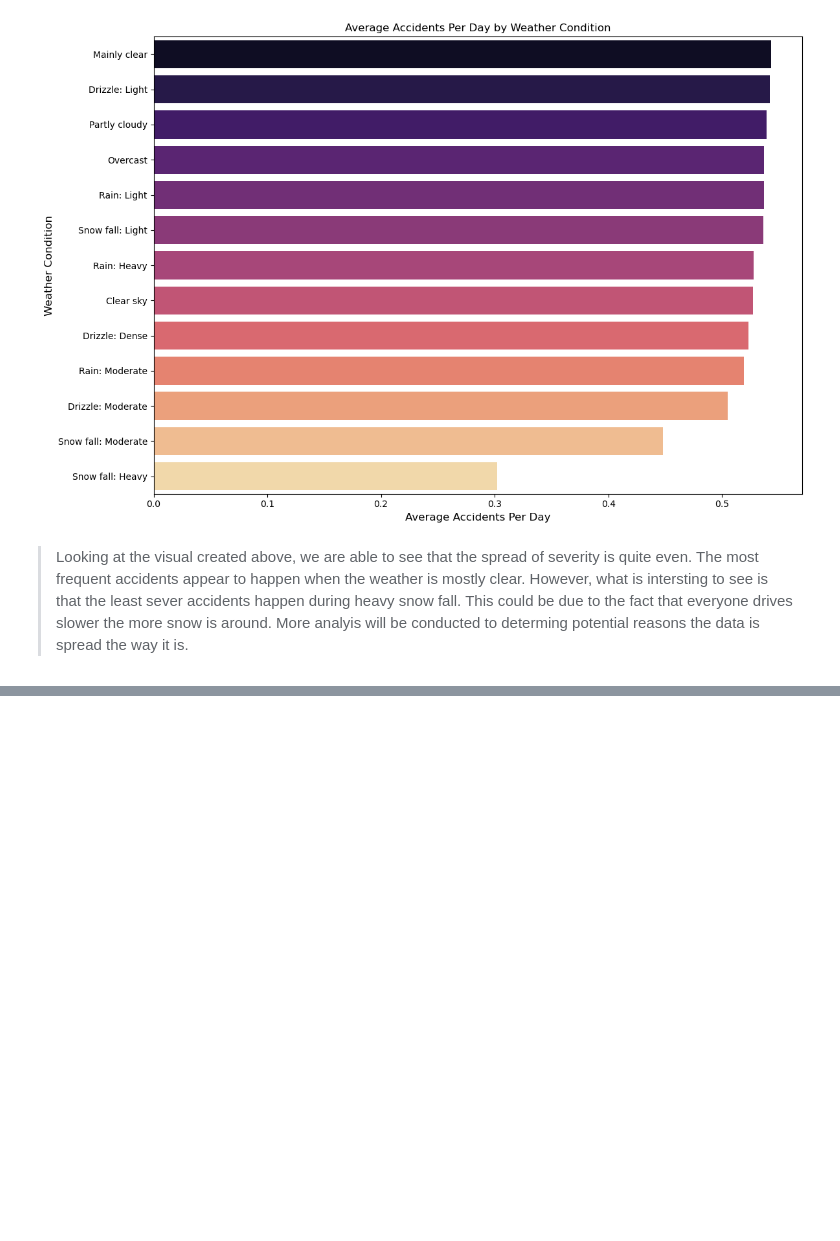
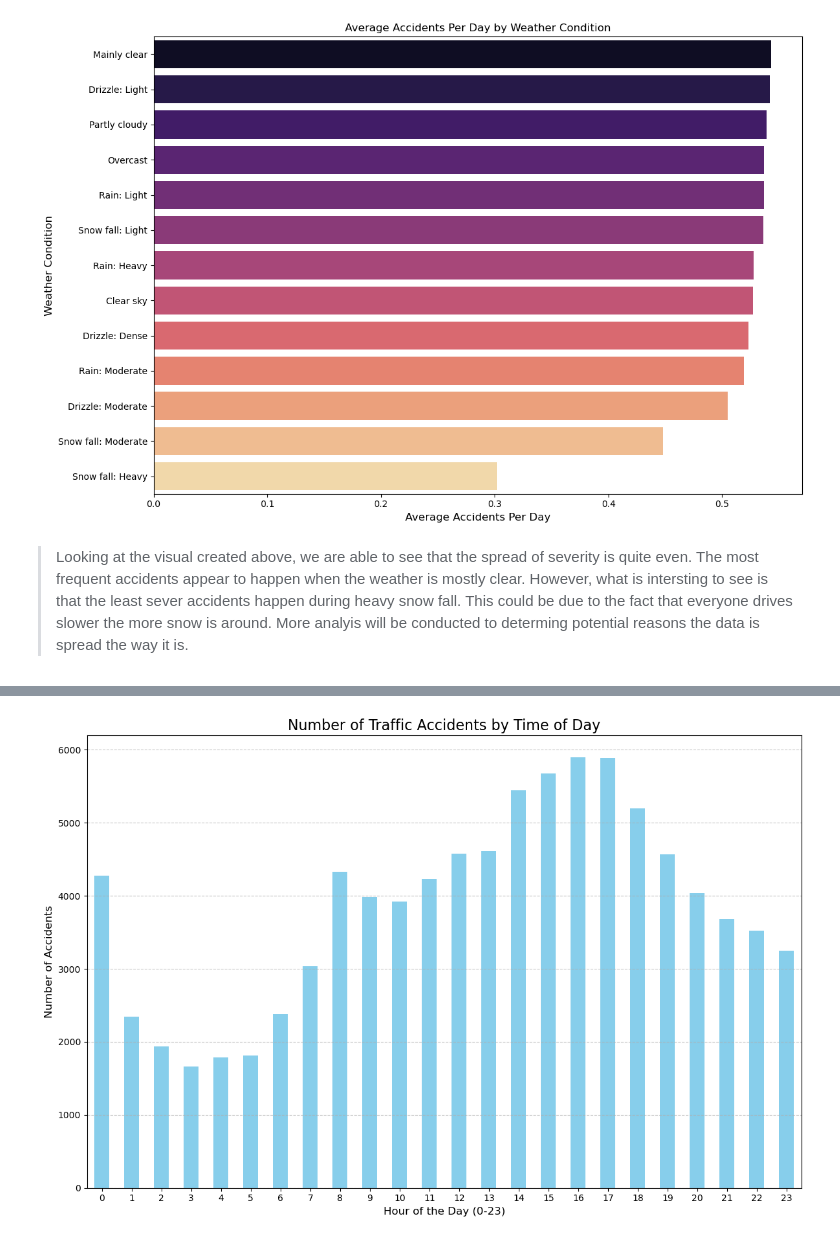
Before and after one commit to aha2270/Weather-Impact-on-Traffic-Accidents-NYC, a Jupyter notebook: Weather-Impact-Analysis.ipynb, the cells around one changed output, grey strips where cells are left out. Drawn from its saved outputs; the diff is of its cells as text; code cells hidden in the pictures; blank space fills up the shorter version.

Commit message:
Finalized Analysis and Concluded Findings

```diff
--- a/Weather-Impact-Analysis.ipynb
+++ b/Weather-Impact-Analysis.ipynb
@@ -927,0 +942,6 @@ Passing `palette` without assigning `hue` is deprecated and will be removed in v
+# %%
+# Create a new df for analysis
+time_analysis_df = merged_df.copy()
+# %%
+# Creates new time column by striping the time out of the datetime column
+time_analysis_df["CRASH_TIME"] = time_analysis_df["CRASH DATETIME"].dt.hour
@@ -927,0 +958,17 @@ Passing `palette` without assigning `hue` is deprecated and will be removed in v
+# %%
+# Count number of accidents for each hour
+hourly_accidents = time_analysis_df["CRASH_TIME"].value_counts().sort_index()
+# %%
+# Creates visual displaying accident occurance for each hour
+plt.figure(figsize=(12, 8))
+hourly_accidents.plot(kind='bar', color='skyblue')
+
+plt.title("Number of Traffic Accidents by Time of Day", fontsize=16)
+plt.xlabel("Hour of the Day (0-23)", fontsize=12)
+plt.ylabel("Number of Accidents", fontsize=12)
+plt.xticks(rotation=0)
+plt.grid(axis='y', linestyle='--', alpha=0.7)
+
+plt.tight_layout()
+# %% [output]
+[figure, added]
```
Also changed, not shown: parts of 28 cells of this notebook, 1 other file.
